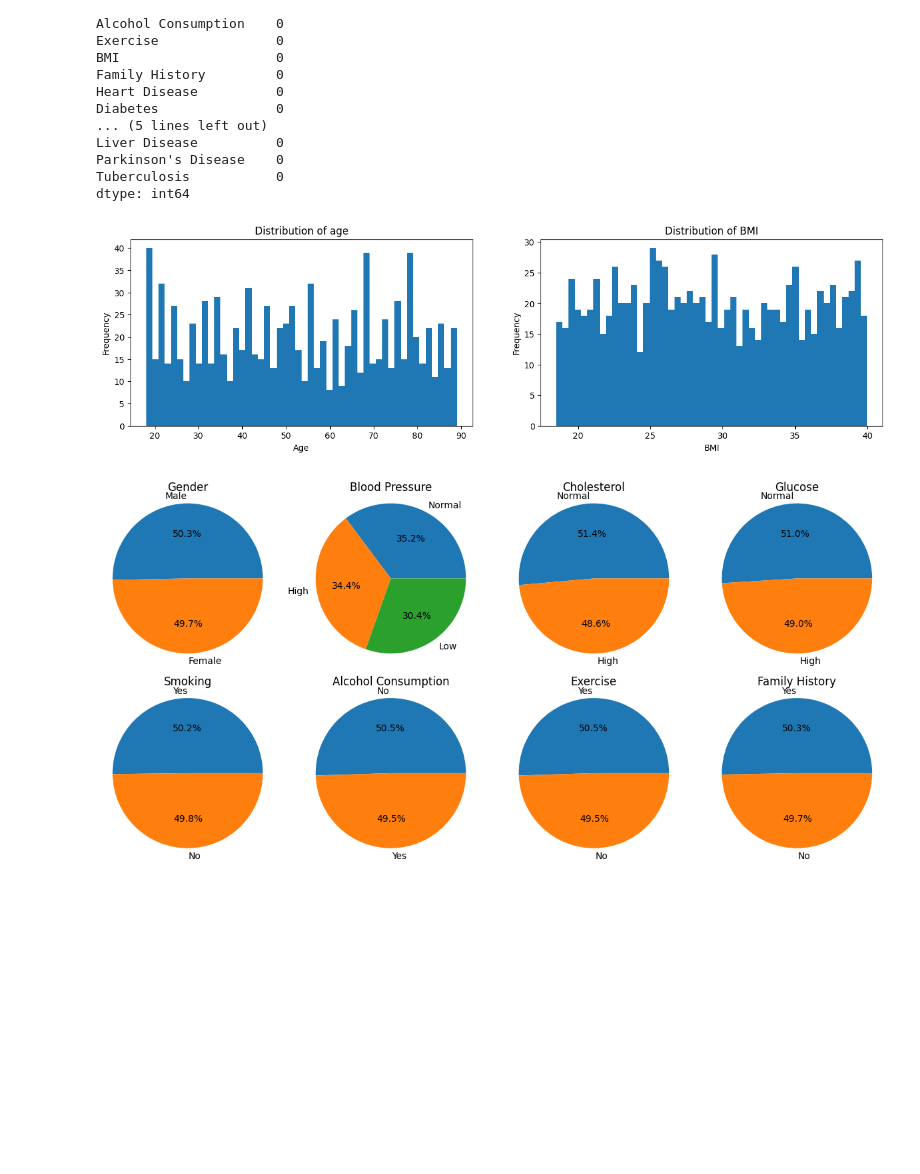
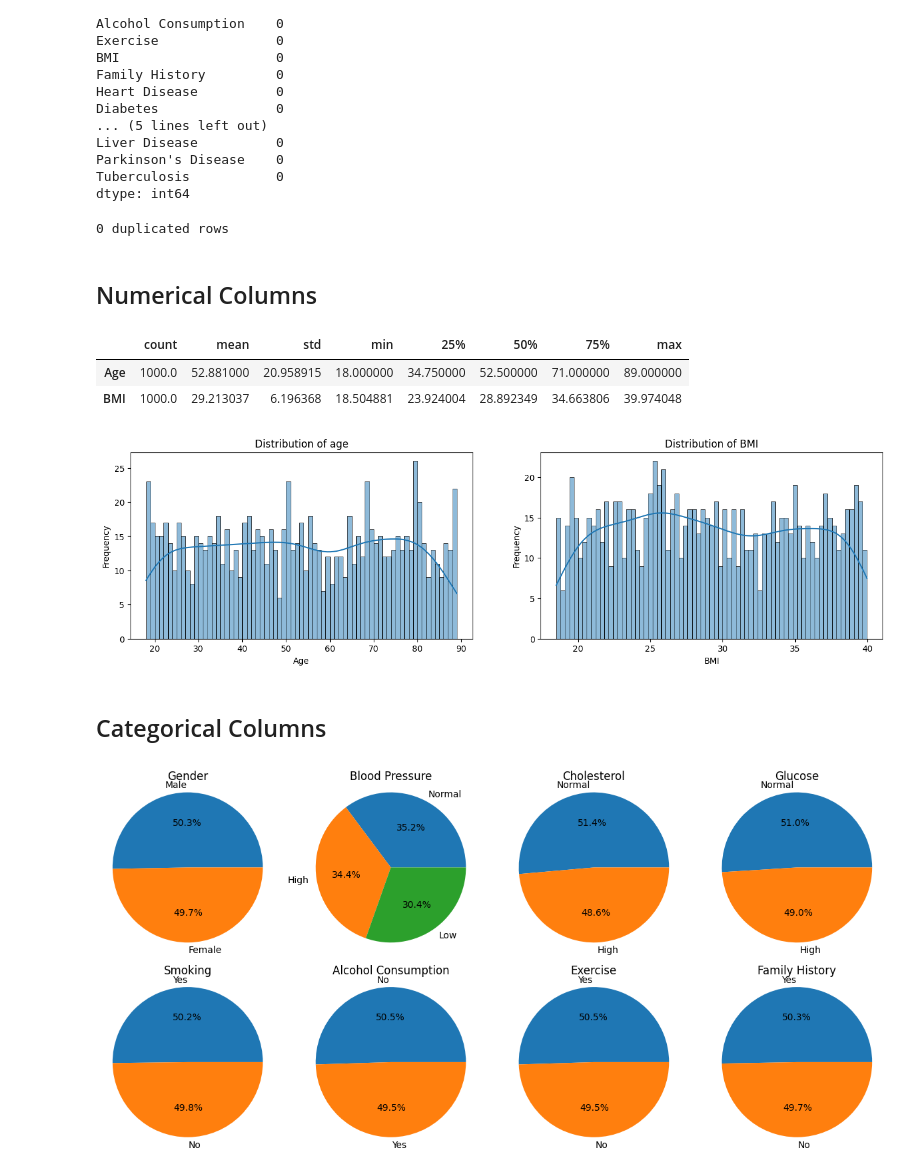
Before and after one commit to Dam314159/Machine-Learning-Operations, a Jupyter notebook: notebooks/Health.ipynb, the cells around one changed output. Cells and saved outputs as stored; diff of their text form; code cells hidden in the pictures; blank space fills up the shorter version.

Commit message:
did some more data cleaning and added silver table

```diff
--- a/notebooks/Health.ipynb
+++ b/notebooks/Health.ipynb
@@ -14,7 +15,7 @@ with initialize(version_base=None, config_path="../conf"):
 # %% [markdown]
 # Read data
 # %%
-health_df = pd.read_csv(Path("..") / config.dataset_path)
+health_df = pd.read_csv(Path("..") / config.bronze_dataset_path)
 health_df
 # %% [output]
 |  | Age | Gender | Blood Pressure | Cholesterol | Glucose | Smoking | Alcohol Consumption | Exercise | ... |
@@ -55,6 +35,0 @@ dtype: object
-# %%
-# Convert multiple columns to string
-columns_to_convert = ["Heart Disease", "Diabetes", "Stroke", "Kidney Disease", "Cancer", "Alzheimer's Disease", "COPD", "Liver Disease", "Parkinson's Disease", "Tuberculosis"]
-health_df[columns_to_convert] = health_df[columns_to_convert].astype(bool)
-
-health_df.dtypes
@@ -108,22 +92,44 @@ Liver Disease          0
 Parkinson's Disease    0
 Tuberculosis           0
 dtype: int64
+# %%
+# Check for duplcate rows
+print(f"{health_df.duplicated().sum()} duplicated rows")
+# %% [output]
+0 duplicated rows
+# %% [markdown]
+## Numerical Columns
+# %%
+# Describe numerical columns
+health_df[["Age", "BMI"]].describe().T
+# %% [output]
+|  | count | mean | std | min | 25% | 50% | 75% | max |
+| Age | 1000.0 | 52.881000 | 20.958915 | 18.000000 | 34.750000 | 52.500000 | 71.000000 | 89.000000 |
+| BMI | 1000.0 | 29.213037 | 6.196368 | 18.504881 | 23.924004 | 28.892349 | 34.663806 | 39.974048 |
 # %%
+def df_range(df, row):
+    return df[row].max() - df[row].min()
+
+
 fig, axes = plt.subplots(1, 2, figsize=(16, 4))
 
-axes[0].hist(health_df["Age"], bins=50)
+age_range = df_range(health_df, "Age")
+sns.histplot(data=health_df, x="Age", ax=axes[0], bins=age_range, kde=True)
 axes[0].set_title("Distribution of age")
 axes[0].set_xlabel("Age")
 axes[0].set_ylabel("Frequency")
 
-axes[1].hist(health_df["BMI"], bins=50)
+bmi_range = df_range(health_df, "BMI")
+sns.histplot(data=health_df, x="BMI", ax=axes[1], bins=age_range, kde=True)
 axes[1].set_title("Distribution of BMI")
 axes[1].set_xlabel("BMI")
 axes[1].set_ylabel("Frequency")
 
 plt.show()
 # %% [output]
-[figure, old version]
+[figure, new version]
+# %% [markdown]
+## Categorical Columns
 # %%
 input_cat_cols = ["Gender", "Blood Pressure", "Cholesterol", "Glucose", "Smoking", "Alcohol Consumption", "Exercise", "Family History"]
 
```
Also changed, not shown: parts of 15 cells of this notebook, 3 other files.
